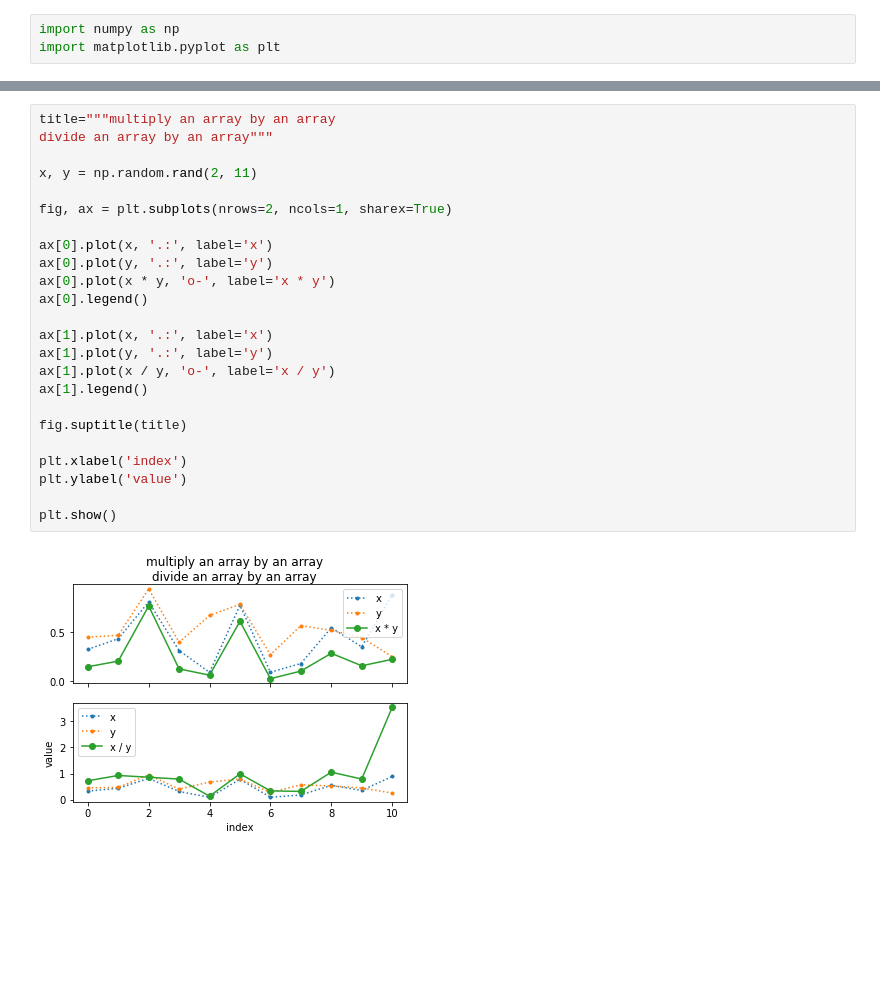
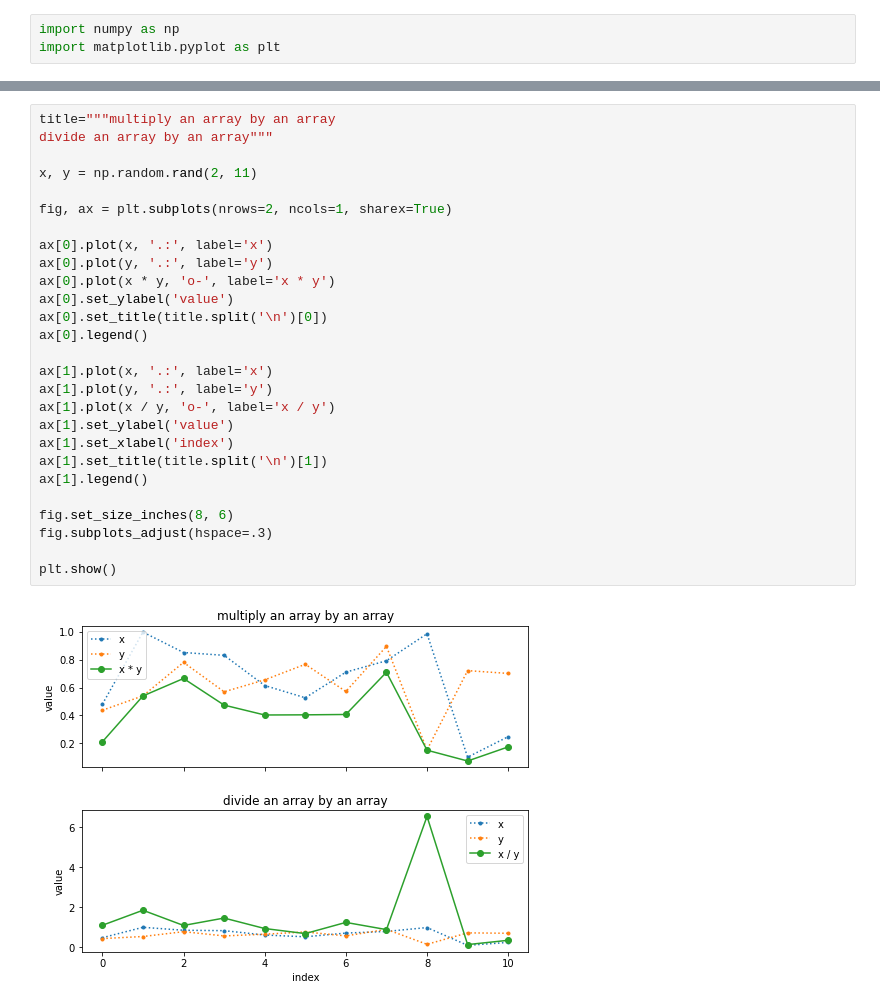
Before and after one commit to dmitry-s-danilov/numpy_quickstart, a Jupyter notebook: 04_1_basic_operations.ipynb, the cells around one changed output, grey strips where cells are left out. Saved outputs shown, nothing was run; the diff lists cells and outputs as text; blank space fills up the shorter version.

```diff
--- a/04_1_basic_operations.ipynb
+++ b/04_1_basic_operations.ipynb
@@ -71,29 +71,32 @@ plt.show()
 # %%
 title="""multiply an array by an array
 divide an array by an array"""
 
 x, y = np.random.rand(2, 11)
 
 fig, ax = plt.subplots(nrows=2, ncols=1, sharex=True)
 
 ax[0].plot(x, '.:', label='x')
 ax[0].plot(y, '.:', label='y')
 ax[0].plot(x * y, 'o-', label='x * y')
+ax[0].set_ylabel('value')
+ax[0].set_title(title.split('\n')[0])
 ax[0].legend()
 
 ax[1].plot(x, '.:', label='x')
 ax[1].plot(y, '.:', label='y')
 ax[1].plot(x / y, 'o-', label='x / y')
+ax[1].set_ylabel('value')
+ax[1].set_xlabel('index')
+ax[1].set_title(title.split('\n')[1])
 ax[1].legend()
 
-fig.suptitle(title)
-
-plt.xlabel('index')
-plt.ylabel('value')
+fig.set_size_inches(8, 6)
+fig.subplots_adjust(hspace=.3)
 
 plt.show()
 # %% [output]
-[figure, old version]
+[figure, new version]
 # %%
 title='raise an array to the power of a number'
 
```
Also changed, not shown: parts of 6 cells of this notebook.
